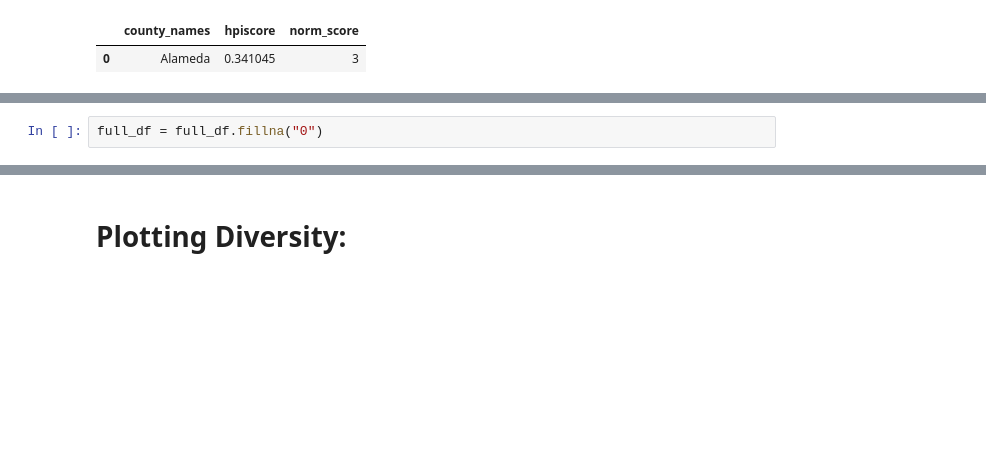
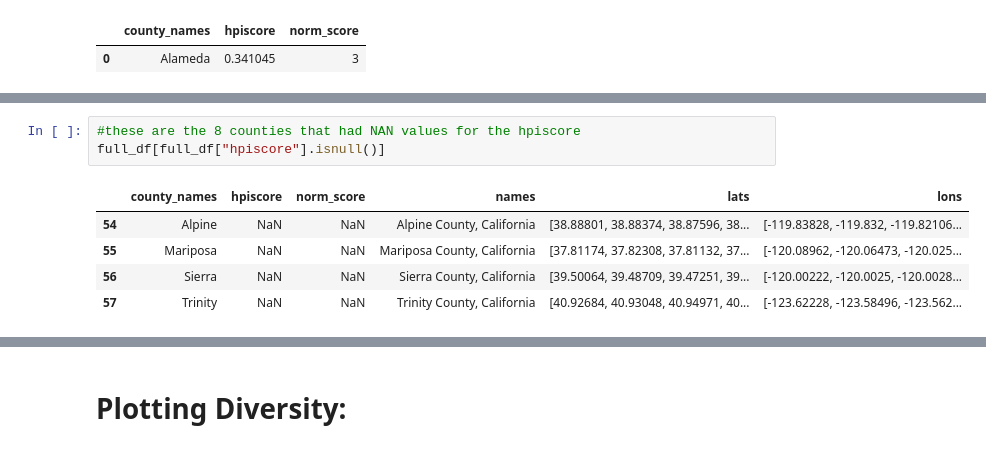
Before and after one commit to Jesse-mk/COGS108_Repo, a Jupyter notebook: SD_hpiscore_map.ipynb, the cells around one changed output, grey strips where cells are left out. Cells and saved outputs as stored; diff of their text form; blank space fills up the shorter version.

```diff
--- a/SD_hpiscore_map.ipynb
+++ b/SD_hpiscore_map.ipynb
@@ -274,2 +301,9 @@ full_df.head(1)
-# %%
-full_df = full_df.fillna("0")
+# %%
+#these are the 8 counties that had NAN values for the hpiscore
+full_df[full_df["hpiscore"].isnull()]
+# %% [output]
+|  | county_names | hpiscore | norm_score | names | lats | lons |
+| 54 | Alpine | NaN | NaN | Alpine County, California | [38.88801, 38.88374, 38.87596, 38... | [-119.83828, -119.832, -119.82106... |
+| 55 | Mariposa | NaN | NaN | Mariposa County, California | [37.81174, 37.82308, 37.81132, 37... | [-120.08962, -120.06473, -120.025... |
+| 56 | Sierra | NaN | NaN | Sierra County, California | [39.50064, 39.48709, 39.47251, 39... | [-120.00222, -120.0025, -120.0028... |
+| 57 | Trinity | NaN | NaN | Trinity County, California | [40.92684, 40.93048, 40.94971, 40... | [-123.62228, -123.58496, -123.562... |
```
Also changed, not shown: parts of 40 cells of this notebook.
